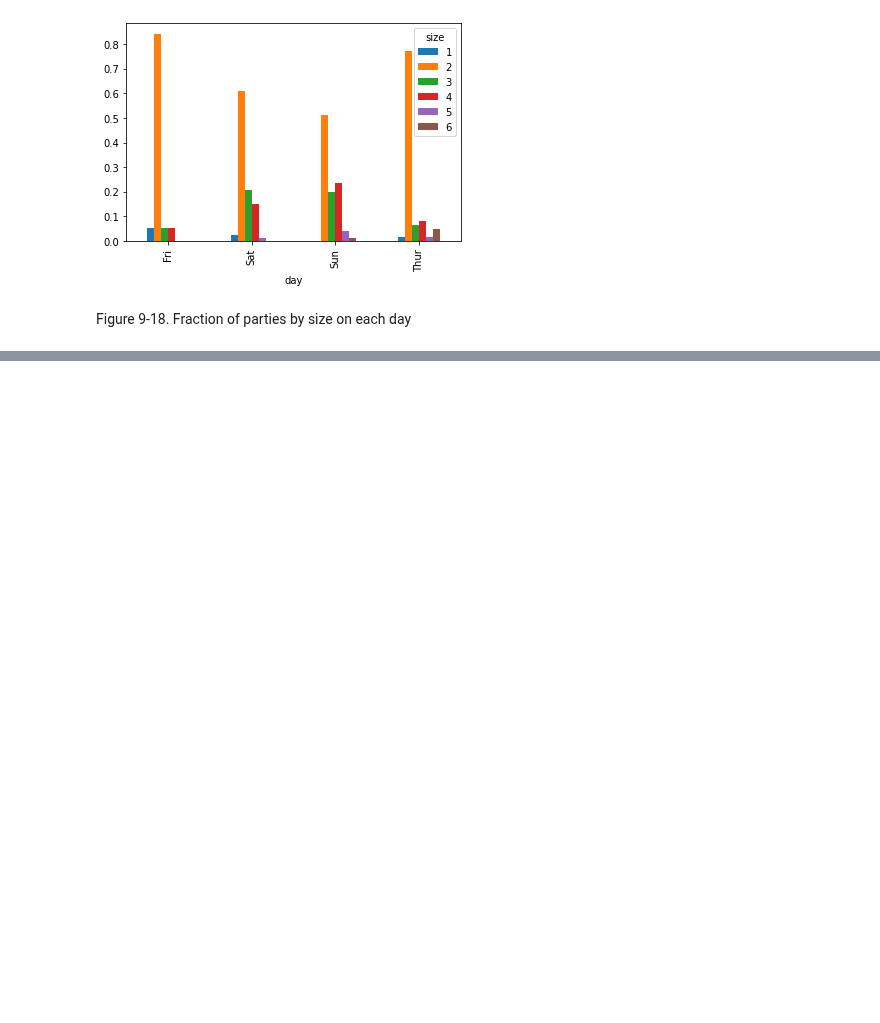
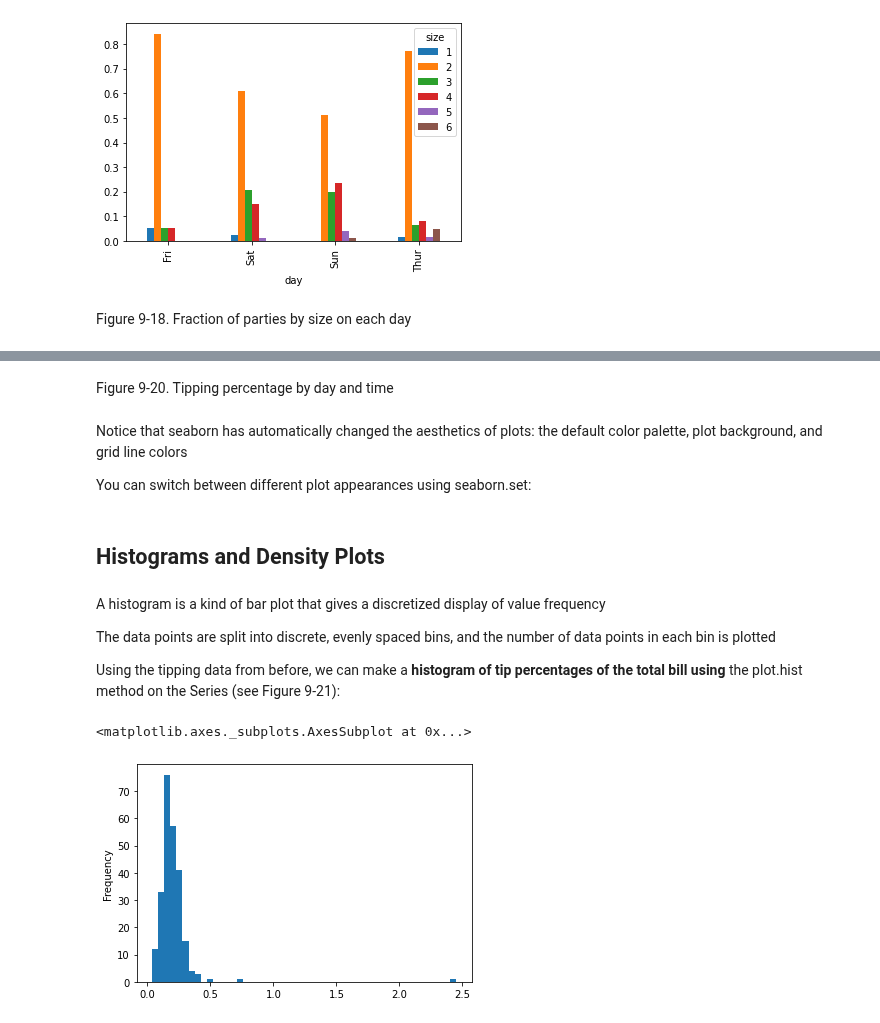
Before and after one commit to lucaslokchan/data-analysis, a Jupyter notebook: Python for Data Analysis/09_Plotting_and_Visualization.ipynb, the cells around one changed output, grey strips where cells are left out. Saved outputs shown, nothing was run; the diff lists cells and outputs as text; code cells hidden in the pictures; blank space fills up the shorter version.

```diff
--- a/Python for Data Analysis/09_Plotting_and_Visualization.ipynb
+++ b/Python for Data Analysis/09_Plotting_and_Visualization.ipynb
@@ -649,0 +688,19 @@ Figure 9-18. Fraction of parties by size on each day
+# %% [markdown]
+Figure 9-20. Tipping percentage by day and time
+# %% [markdown]
+Notice that seaborn has automatically changed the aesthetics of plots: the default color palette, plot background, and grid line colors
+
+You can switch between different plot appearances using seaborn.set:
+# %% [markdown]
+## Histograms and Density Plots
+# %% [markdown]
+A histogram is a kind of bar plot that gives a discretized display of value frequency
+
+The data points are split into discrete, evenly spaced bins, and the number of data points in each bin is plotted
+
+Using the tipping data from before, we can make a **histogram of tip percentages of the total bill using** the plot.hist method on the Series (see Figure 9-21):
+# %%
+tips['tip_pct'].plot.hist(bins=50)
+# %% [output]
+<matplotlib.axes._subplots.AxesSubplot at 0x...>
+[figure, added]
```
Also changed, not shown: parts of 30 cells of this notebook.
